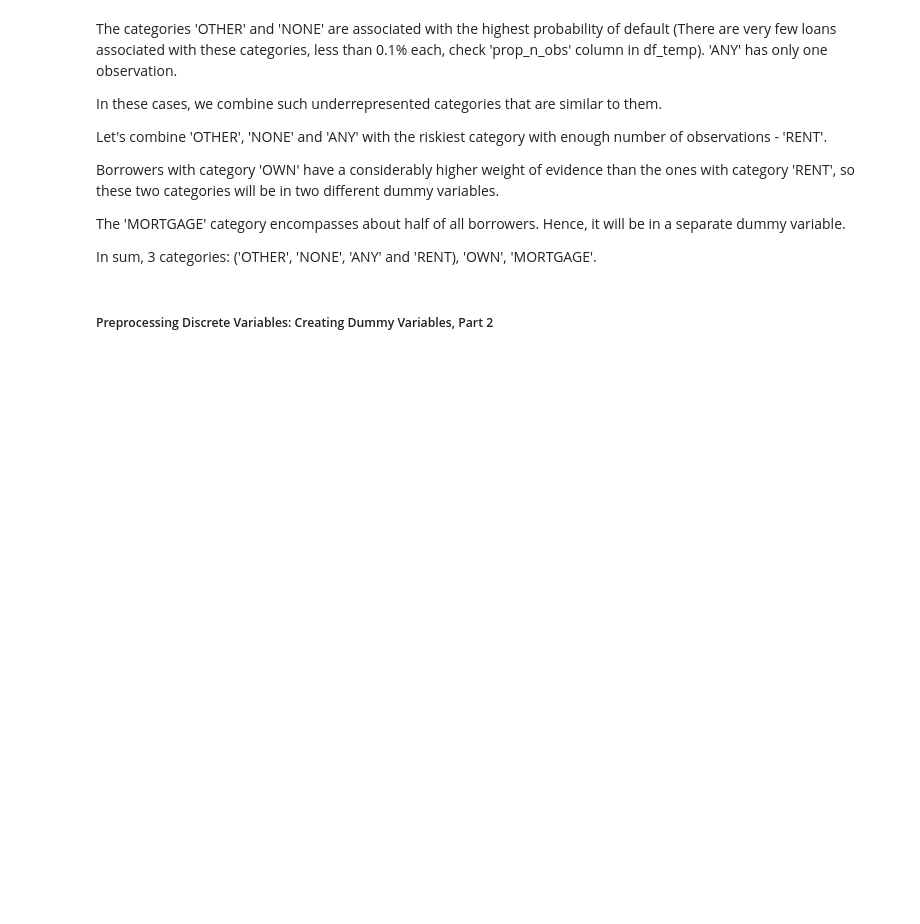
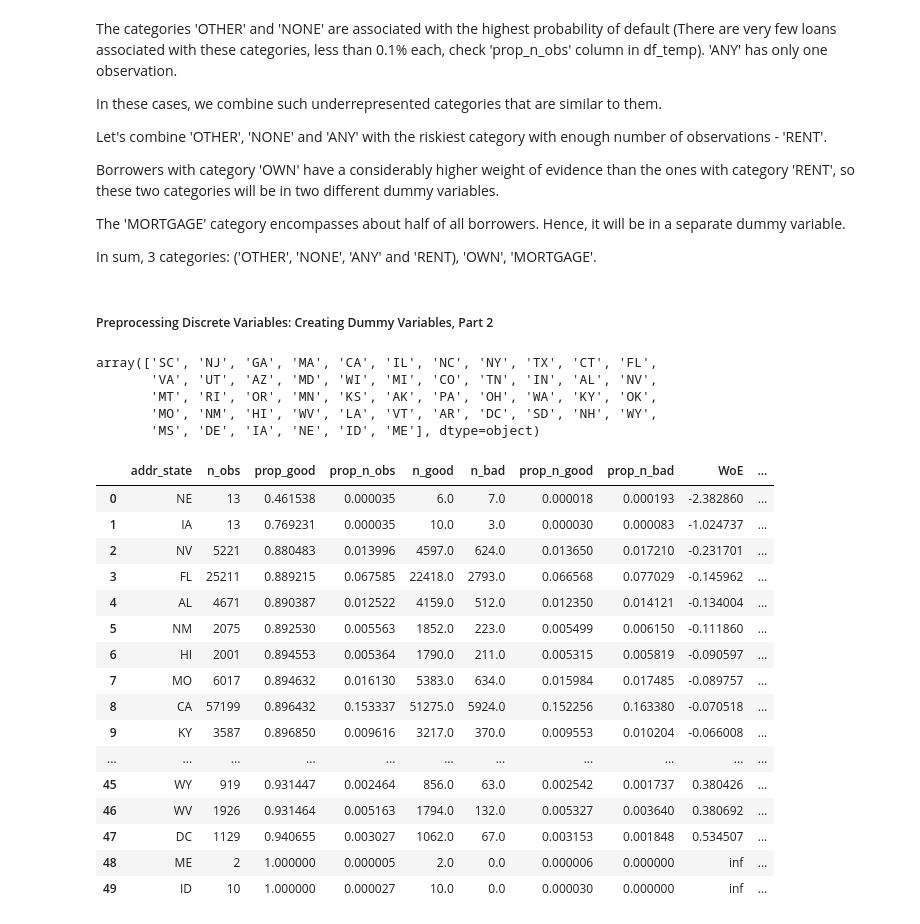
Before and after one commit to mge1112/Credit-Risk-Modeling-in-Python, a Jupyter notebook: credit_risk_modeling.ipynb, the cells around one changed output. Cells and saved outputs as stored; diff of their text form; code cells hidden in the pictures; blank space fills up the shorter version.

```diff
--- a/credit_risk_modeling.ipynb
+++ b/credit_risk_modeling.ipynb
@@ -694,3 +694,32 @@ In sum, 3 categories: ('OTHER', 'NONE', 'ANY' and 'RENT), 'OWN', 'MORTGAGE'.
 df_inputs_prepr['home_ownership:RENT_OOTHER_NONE_ANY'] = sum([df_inputs_prepr['home_ownership:RENT'], df_inputs_prepr['home_ownership:ANY'], df_inputs_prepr['home_ownership:NONE'], df_inputs_prepr['home_ownership:OTHER']])
 # %% [markdown]
 ##### Preprocessing Discrete Variables: Creating Dummy Variables, Part 2
+# %%
+df_inputs_prepr['addr_state'].unique()
+# %% [output]
+array(['SC', 'NJ', 'GA', 'MA', 'CA', 'IL', 'NC', 'NY', 'TX', 'CT', 'FL',
+       'VA', 'UT', 'AZ', 'MD', 'WI', 'MI', 'CO', 'TN', 'IN', 'AL', 'NV',
+       'MT', 'RI', 'OR', 'MN', 'KS', 'AK', 'PA', 'OH', 'WA', 'KY', 'OK',
+       'MO', 'NM', 'HI', 'WV', 'LA', 'VT', 'AR', 'DC', 'SD', 'NH', 'WY',
+       'MS', 'DE', 'IA', 'NE', 'ID', 'ME'], dtype=object)
+# %%
+df_temp = woe_discrete(df_inputs_prepr, 'addr_state', df_targets_prepr)
+df_temp
+# %% [output]
+|  | addr_state | n_obs | prop_good | prop_n_obs | n_good | n_bad | prop_n_good | prop_n_bad | WoE | ... |
+| 0 | NE | 13 | 0.461538 | 0.000035 | 6.0 | 7.0 | 0.000018 | 0.000193 | -2.382860 | ... |
+| 1 | IA | 13 | 0.769231 | 0.000035 | 10.0 | 3.0 | 0.000030 | 0.000083 | -1.024737 | ... |
+| 2 | NV | 5221 | 0.880483 | 0.013996 | 4597.0 | 624.0 | 0.013650 | 0.017210 | -0.231701 | ... |
+| 3 | FL | 25211 | 0.889215 | 0.067585 | 22418.0 | 2793.0 | 0.066568 | 0.077029 | -0.145962 | ... |
+| 4 | AL | 4671 | 0.890387 | 0.012522 | 4159.0 | 512.0 | 0.012350 | 0.014121 | -0.134004 | ... |
+| 5 | NM | 2075 | 0.892530 | 0.005563 | 1852.0 | 223.0 | 0.005499 | 0.006150 | -0.111860 | ... |
+| 6 | HI | 2001 | 0.894553 | 0.005364 | 1790.0 | 211.0 | 0.005315 | 0.005819 | -0.090597 | ... |
+| 7 | MO | 6017 | 0.894632 | 0.016130 | 5383.0 | 634.0 | 0.015984 | 0.017485 | -0.089757 | ... |
+| 8 | CA | 57199 | 0.896432 | 0.153337 | 51275.0 | 5924.0 | 0.152256 | 0.163380 | -0.070518 | ... |
+| 9 | KY | 3587 | 0.896850 | 0.009616 | 3217.0 | 370.0 | 0.009553 | 0.010204 | -0.066008 | ... |
+| ... | ... | ... | ... | ... | ... | ... | ... | ... | ... | ... |
+| 45 | WY | 919 | 0.931447 | 0.002464 | 856.0 | 63.0 | 0.002542 | 0.001737 | 0.380426 | ... |
+| 46 | WV | 1926 | 0.931464 | 0.005163 | 1794.0 | 132.0 | 0.005327 | 0.003640 | 0.380692 | ... |
+| 47 | DC | 1129 | 0.940655 | 0.003027 | 1062.0 | 67.0 | 0.003153 | 0.001848 | 0.534507 | ... |
+| 48 | ME | 2 | 1.000000 | 0.000005 | 2.0 | 0.0 | 0.000006 | 0.000000 | inf | ... |
+| 49 | ID | 10 | 1.000000 | 0.000027 | 10.0 | 0.0 | 0.000030 | 0.000000 | inf | ... |
```
Also changed, not shown: parts of 9 cells of this notebook.
